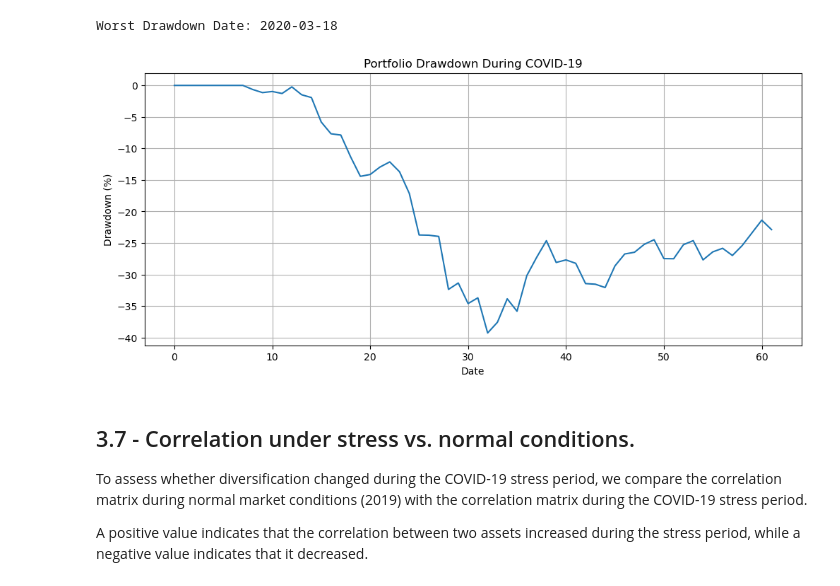
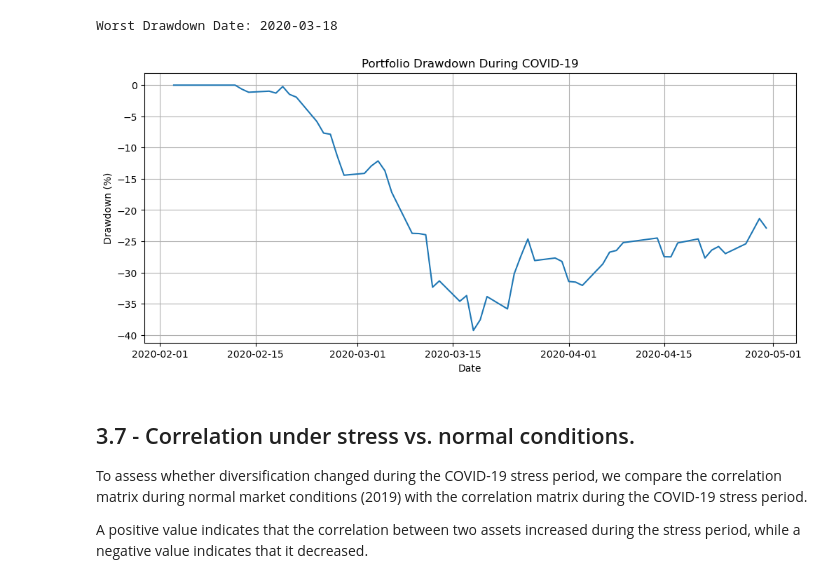
Before and after one commit to ekta2edu-byte/portfolio-risk-dashboard, a Jupyter notebook: notebooks/03_Risk_Analysis.ipynb, the cells around one changed output. Saved outputs shown, nothing was run; the diff lists cells and outputs as text; code cells hidden in the pictures.

Commit message:
Improve risk analysis validation and charting

```diff
--- a/notebooks/03_Risk_Analysis.ipynb
+++ b/notebooks/03_Risk_Analysis.ipynb
@@ -27,7 +27,7 @@ adj_close = pd.read_csv(
     parse_dates=True
 )
 
-returns = adj_close.pct_change().dropna()
+returns = adj_close.pct_change(fill_method=None).dropna()
 
 returns.head()
 # %% [output]
@@ -402,16 +406,16 @@ Worst Drawdown Date: 2020-03-18
 # %%
 plt.figure(figsize=(12, 5))
 
-plt.plot(covid_drawdown * 100)
+plt.plot(pd.Series(covid_drawdown, index=covid_returns.index) * 100)
 
 plt.title("Portfolio Drawdown During COVID-19")
 plt.xlabel("Date")
 plt.ylabel("Drawdown (%)")
 plt.grid(True)
 
 plt.show()
 # %% [output]
-[figure, old version]
+[figure, new version]
 # %% [markdown]
 ## 3.7 - Correlation under stress vs. normal conditions.
 
```
Also changed, not shown: parts of 9 cells of this notebook.
